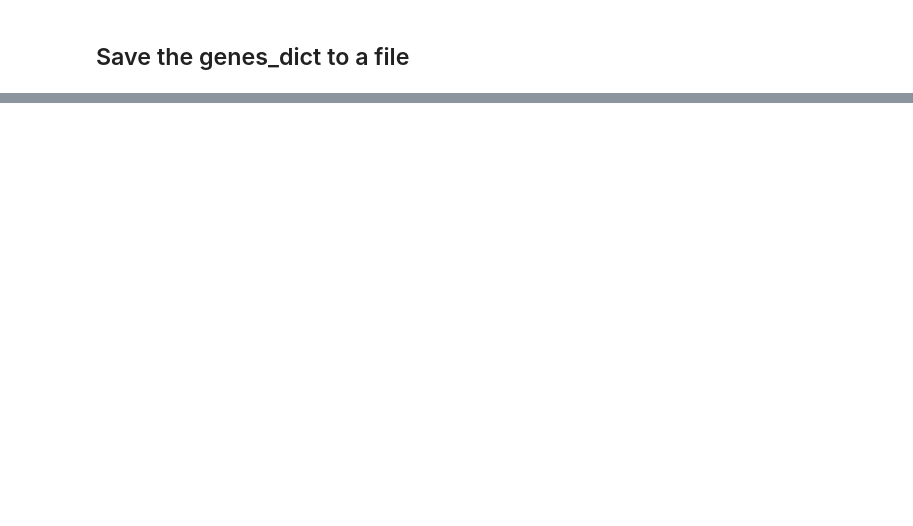
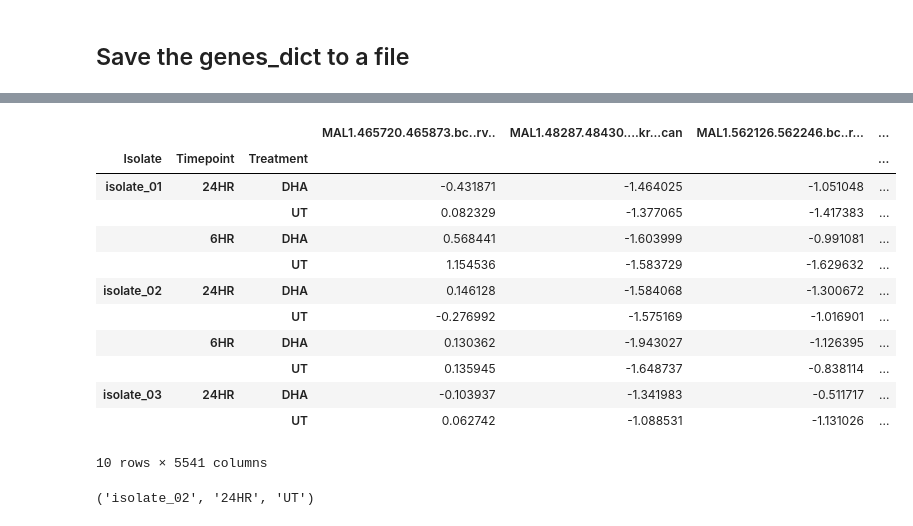
Before and after one commit to Monida/Dream_Challenge_Malaria, a Jupyter notebook: scripts/data_explore.ipynb, the cells around one changed output, grey strips where cells are left out. Cells and saved outputs as stored; diff of their text form; code cells hidden in the pictures; blank space fills up the shorter version.

```diff
--- a/scripts/data_explore.ipynb
+++ b/scripts/data_explore.ipynb
@@ -852,0 +871,22 @@ genes_df.to_csv('../data/genes_column_labels.csv')
+# %%
+aggregated_means_Alltrain = train.groupby(["Isolate","Timepoint","Treatment"]).mean()
+# %%
+aggregated_means_Alltrain.head(10)
+# %% [output]
+|  |  |  | MAL1.465720.465873.bc..rv.. | MAL1.48287.48430....kr...can | MAL1.562126.562246.bc..r... | ... |
+| Isolate | Timepoint | Treatment |  |  |  | ... |
+| isolate_01 | 24HR | DHA | -0.431871 | -1.464025 | -1.051048 | ... |
+|  |  | UT | 0.082329 | -1.377065 | -1.417383 | ... |
+|  | 6HR | DHA | 0.568441 | -1.603999 | -0.991081 | ... |
+|  |  | UT | 1.154536 | -1.583729 | -1.629632 | ... |
+| isolate_02 | 24HR | DHA | 0.146128 | -1.584068 | -1.300672 | ... |
+|  |  | UT | -0.276992 | -1.575169 | -1.016901 | ... |
+|  | 6HR | DHA | 0.130362 | -1.943027 | -1.126395 | ... |
+|  |  | UT | 0.135945 | -1.648737 | -0.838114 | ... |
+| isolate_03 | 24HR | DHA | -0.103937 | -1.341983 | -0.511717 | ... |
+|  |  | UT | 0.062742 | -1.088531 | -1.131026 | ... |
+10 rows × 5541 columns
+# %%
+aggregated_means_Alltrain.index[5]
+# %% [output]
+('isolate_02', '24HR', 'UT')
```
Also changed, not shown: parts of 70 cells of this notebook, 12 other files.
